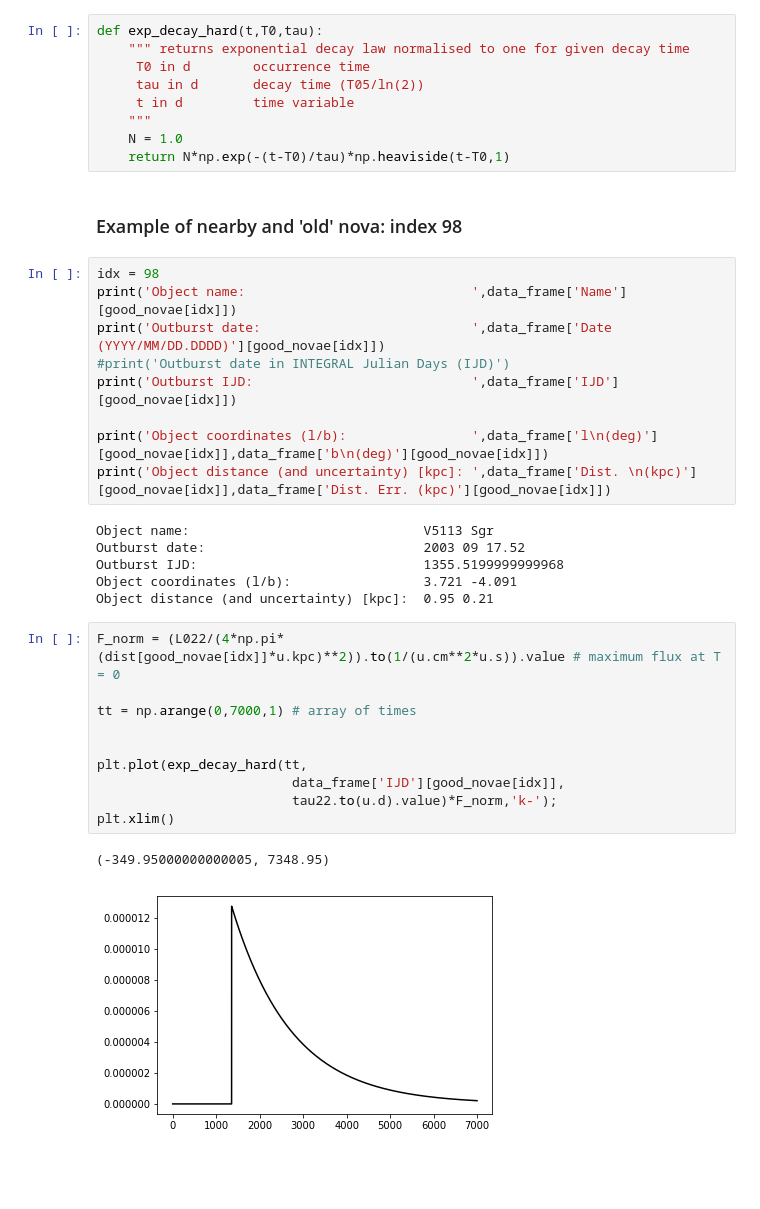
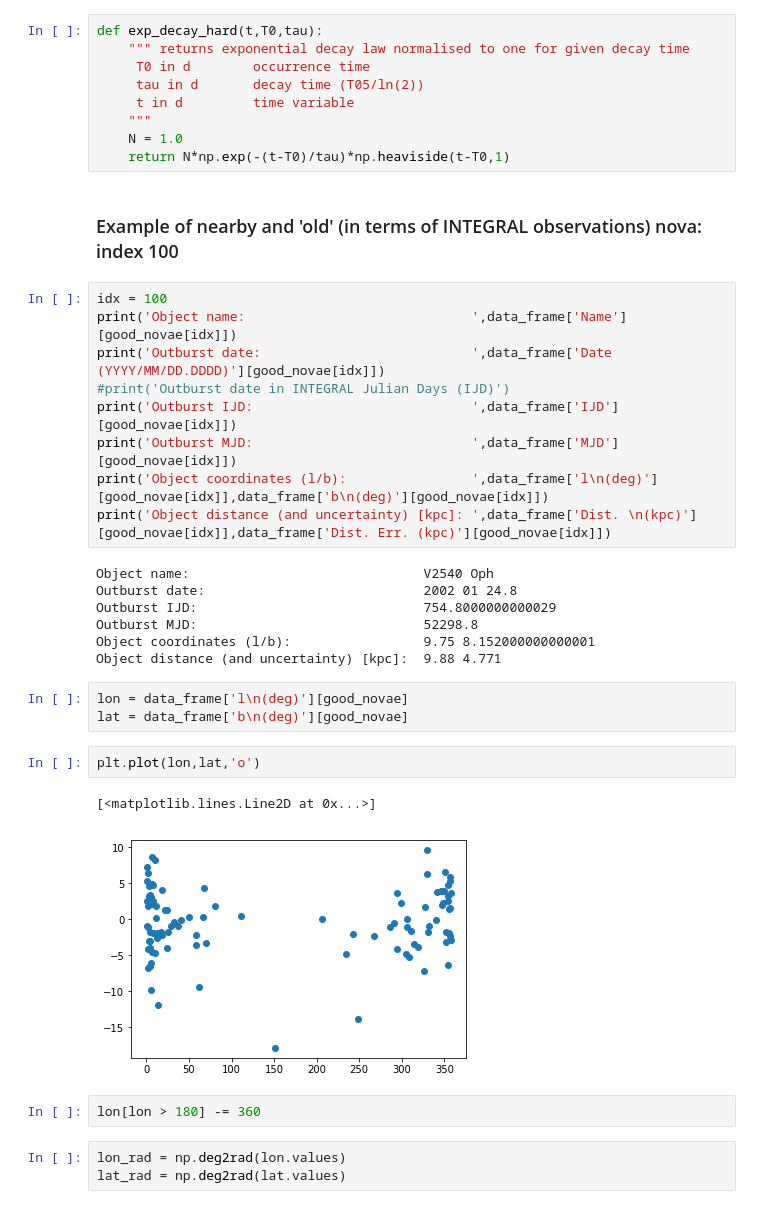
Before and after one commit to tsiegert/for-students, a Jupyter notebook: nova_analysis/Nova_analysis_v2.1.ipynb, the cells around one changed output. Cells and saved outputs as stored; diff of their text form; blank space fills up the shorter version.

```diff
--- a/nova_analysis/Nova_analysis_v2.1.ipynb
+++ b/nova_analysis/Nova_analysis_v2.1.ipynb
@@ -95,32 +137,33 @@ def exp_decay_hard(t,T0,tau):
     N = 1.0
     return N*np.exp(-(t-T0)/tau)*np.heaviside(t-T0,1)
 # %% [markdown]
-<h3>Example of nearby and 'old' nova: index 98</h3>
+<h3>Example of nearby and 'old' (in terms of INTEGRAL observations) nova: index 100</h3>
 # %%
-idx = 98
+idx = 100
 print('Object name:                             ',data_frame['Name'][good_novae[idx]])
 print('Outburst date:                           ',data_frame['Date (YYYY/MM/DD.DDDD)'][good_novae[idx]])
 #print('Outburst date in INTEGRAL Julian Days (IJD)')
 print('Outburst IJD:                            ',data_frame['IJD'][good_novae[idx]])
-
+print('Outburst MJD:                            ',data_frame['MJD'][good_novae[idx]])
 print('Object coordinates (l/b):                ',data_frame['l\n(deg)'][good_novae[idx]],data_frame['b\n(deg)'][good_novae[idx]])
 print('Object distance (and uncertainty) [kpc]: ',data_frame['Dist. \n(kpc)'][good_novae[idx]],data_frame['Dist. Err. (kpc)'][good_novae[idx]])
 # %% [output]
-Object name:                              V5113 Sgr
-Outburst date:                            2003 09 17.52
-Outburst IJD:                             1355.5199999999968
-Object coordinates (l/b):                 3.721 -4.091
-Object distance (and uncertainty) [kpc]:  0.95 0.21
+Object name:                              V2540 Oph
+Outburst date:                            2002 01 24.8
+Outburst IJD:                             754.8000000000029
+Outburst MJD:                             52298.8
+Object coordinates (l/b):                 9.75 8.152000000000001
+Object distance (and uncertainty) [kpc]:  9.88 4.771
-# %%
-F_norm = (L022/(4*np.pi*(dist[good_novae[idx]]*u.kpc)**2)).to(1/(u.cm**2*u.s)).value # maximum flux at T = 0
-
-tt = np.arange(0,7000,1) # array of times
-
-
-plt.plot(exp_decay_hard(tt,
-                         data_frame['IJD'][good_novae[idx]],
-                         tau22.to(u.d).value)*F_norm,'k-');
-plt.xlim()
-# %% [output]
-(-349.95000000000005, 7348.95)
-[figure, removed]
+# %%
+lon = data_frame['l\n(deg)'][good_novae]
+lat = data_frame['b\n(deg)'][good_novae]
+# %%
+plt.plot(lon,lat,'o')
+# %% [output]
+[<matplotlib.lines.Line2D at 0x...>]
+[figure, added]
+# %%
+lon[lon > 180] -= 360
+# %%
+lon_rad = np.deg2rad(lon.values)
+lat_rad = np.deg2rad(lat.values)
```
Also changed, not shown: parts of 41 cells of this notebook.
